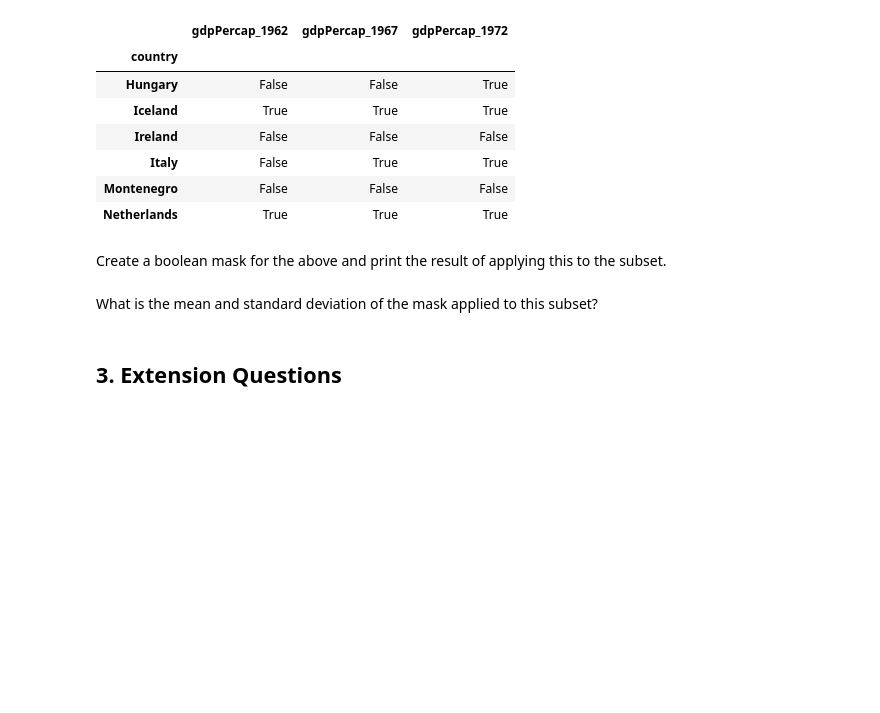
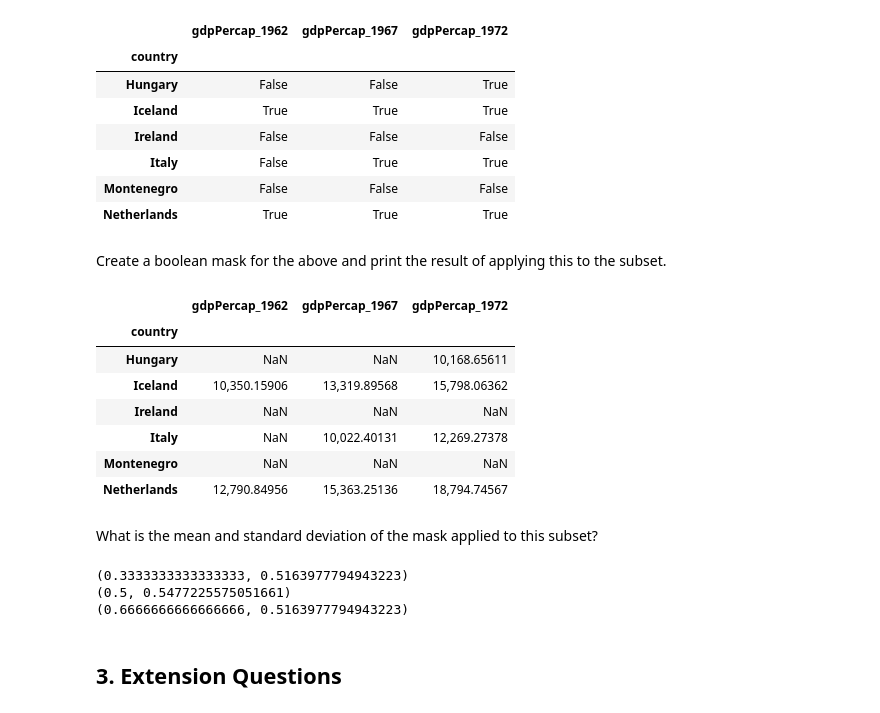
Before and after one commit to dodohjk/my-isc-work, a Jupyter notebook: python-intro/exercises/ex08_pandas_dataframes.ipynb, the cells around one changed output. Drawn from its saved outputs; the diff is of its cells as text; code cells hidden in the pictures; blank space fills up the shorter version.

```diff
--- a/python-intro/exercises/ex08_pandas_dataframes.ipynb
+++ b/python-intro/exercises/ex08_pandas_dataframes.ipynb
@@ -161,9 +161,25 @@ subset>10_000
 # %% [markdown]
 Create a boolean mask for the above and print the result of applying this to the subset.
 # %%
-subset[]
+subset[subset>10_000]
+# %% [output]
+|  | gdpPercap_1962 | gdpPercap_1967 | gdpPercap_1972 |
+| country |  |  |  |
+| Hungary | NaN | NaN | 10,168.65611 |
+| Iceland | 10,350.15906 | 13,319.89568 | 15,798.06362 |
+| Ireland | NaN | NaN | NaN |
+| Italy | NaN | 10,022.40131 | 12,269.27378 |
+| Montenegro | NaN | NaN | NaN |
+| Netherlands | 12,790.84956 | 15,363.25136 | 18,794.74567 |
 # %% [markdown]
 What is the mean and standard deviation of the mask applied to this subset?
+# %%
+for i in zip((subset>10_000).mean(), (subset>10_000).std()):
+    print(i)
+# %% [output]
+(0.3333333333333333, 0.5163977794943223)
+(0.5, 0.5477225575051661)
+(0.6666666666666666, 0.5163977794943223)
 # %% [markdown]
 ## 3. Extension Questions
 # %% [markdown]
```
Also changed, not shown: parts of 4 cells of this notebook, 2 other files.
